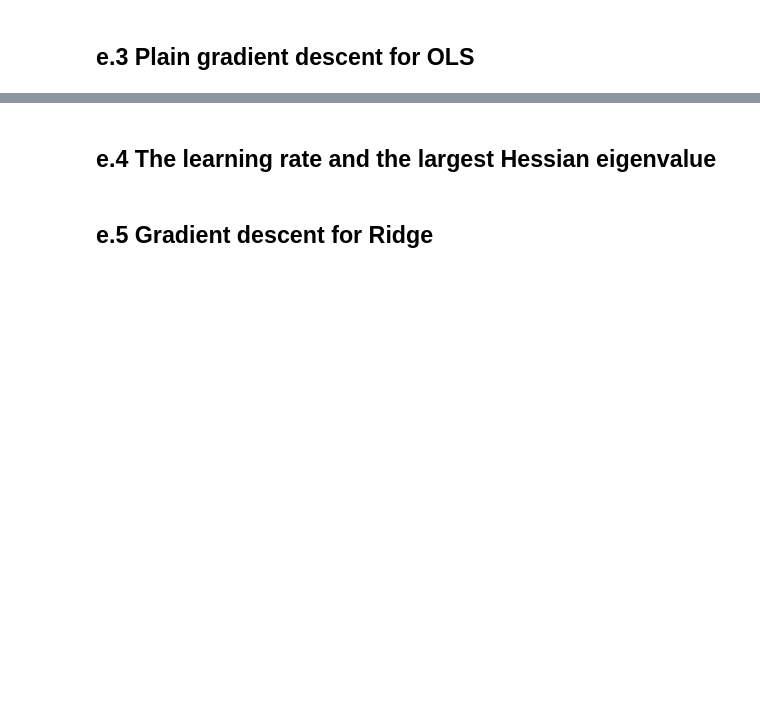
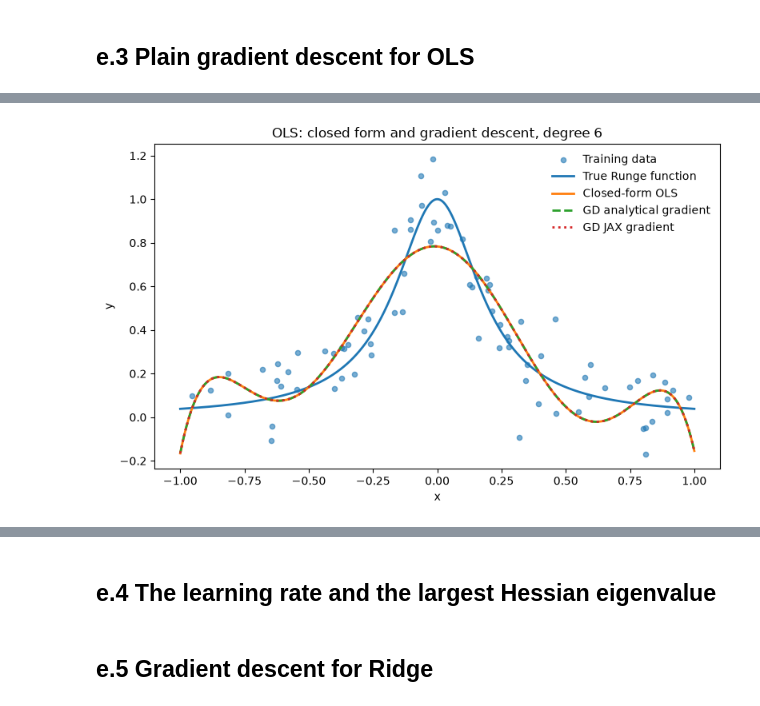
Before and after one commit to GardKL/Project1, a Jupyter notebook: Project1/code/Project1.ipynb, the cells around one changed output, grey strips where cells are left out. Drawn from its saved outputs; the diff is of its cells as text; code cells hidden in the pictures; blank space fills up the shorter version.

```diff
--- a/Project1/code/Project1.ipynb
+++ b/Project1/code/Project1.ipynb
@@ -866,0 +1209,69 @@ Ridge - OLS:
+# %%
+
+y_plot_closed = (
+    X_plot_e @ theta_ols_closed
+    + y_mean_e
+)
+
+# GD with analytical gradient
+y_plot_gd_analytic = (
+    X_plot_e @ theta_gd_analytic
+    + y_mean_e
+)
+
+# GD with JAX gradient
+y_plot_gd_ad = (
+    X_plot_e @ theta_gd_ad
+    + y_mean_e
+)
+# %%
+plt.figure(figsize=(8, 5))
+
+plt.scatter(
+    x_train,
+    y_train,
+    s=20,
+    alpha=0.6,
+    label="Training data"
+)
+
+plt.plot(
+    x_plot,
+    runge(x_plot),
+    linewidth=2,
+    label="True Runge function"
+)
+
+plt.plot(
+    x_plot,
+    y_plot_closed,
+    linewidth=2,
+    label="Closed-form OLS"
+)
+
+plt.plot(
+    x_plot,
+    y_plot_gd_analytic,
+    "--",
+    linewidth=2,
+    label="GD analytical gradient"
+)
+
+plt.plot(
+    x_plot,
+    y_plot_gd_ad,
+    ":",
+    linewidth=2,
+    label="GD JAX gradient"
+)
+
+plt.xlabel("x")
+plt.ylabel("y")
+plt.title(f"OLS: closed form and gradient descent, degree {degree_e}")
+
+plt.legend(frameon=False)
+plt.tight_layout()
+plt.savefig("../results/e3_gd_fit.pdf", bbox_inches="tight")
+plt.show()
+# %% [output]
+[figure, added]
```
Also changed, not shown: parts of 14 cells of this notebook, 5 other files.
